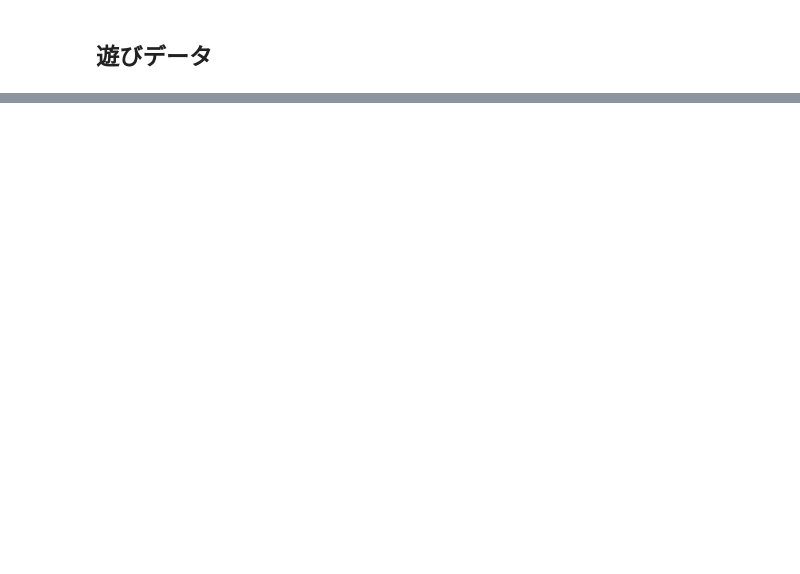
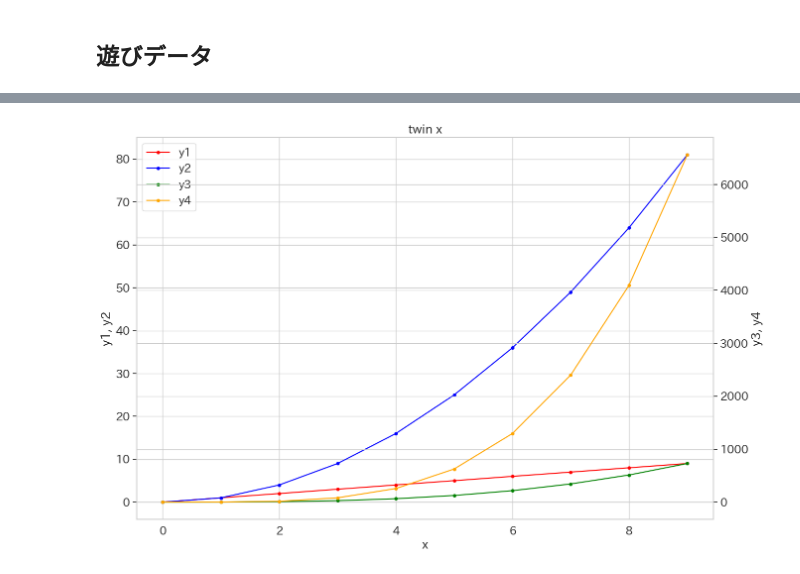
Before and after one commit to tanken10/jquants-api-client-python, a Jupyter notebook: examples/003-dividend.ipynb, the cells around one changed output, grey strips where cells are left out. Drawn from its saved outputs; the diff is of its cells as text; code cells hidden in the pictures; blank space fills up the shorter version.

```diff
--- a/examples/003-dividend.ipynb
+++ b/examples/003-dividend.ipynb
@@ -471,0 +504,30 @@ df_p_work
+# %%
+import numpy as np
+import matplotlib.pyplot as plt
+
+plt.ion()
+x = np.arange(10)
+
+fig, ax = plt.subplots(1, 1)
+ax.set_title('twin x')
+ax.set_xlabel('x')
+ax.set_ylabel('y1, y2')
+for order in range(1, 2 + 1):
+    y = x ** order
+    color = ['red', 'blue']
+    ax.plot(x, y, 'o-', ms=4, color=color[order - 1], label=f"y{order}")
+
+ax2 = ax.twinx()
+ax2.set_ylabel('y3, y4')
+for order in range(3, 4 + 1):
+    y = x ** order
+    color = ['green', 'orange']
+    ax2.plot(x, y, 'o-', ms=4, color=color[order - 3], label=f"y{order}")
+
+h1, l1 = ax.get_legend_handles_labels()
+h2, l2 = ax2.get_legend_handles_labels()
+ax.legend(h1 + h2, l1 + l2)
+
+fig.savefig('twinx')
+# %% [output]
+[figure, added]
```
Also changed, not shown: parts of 14 cells of this notebook, 5 other files.
